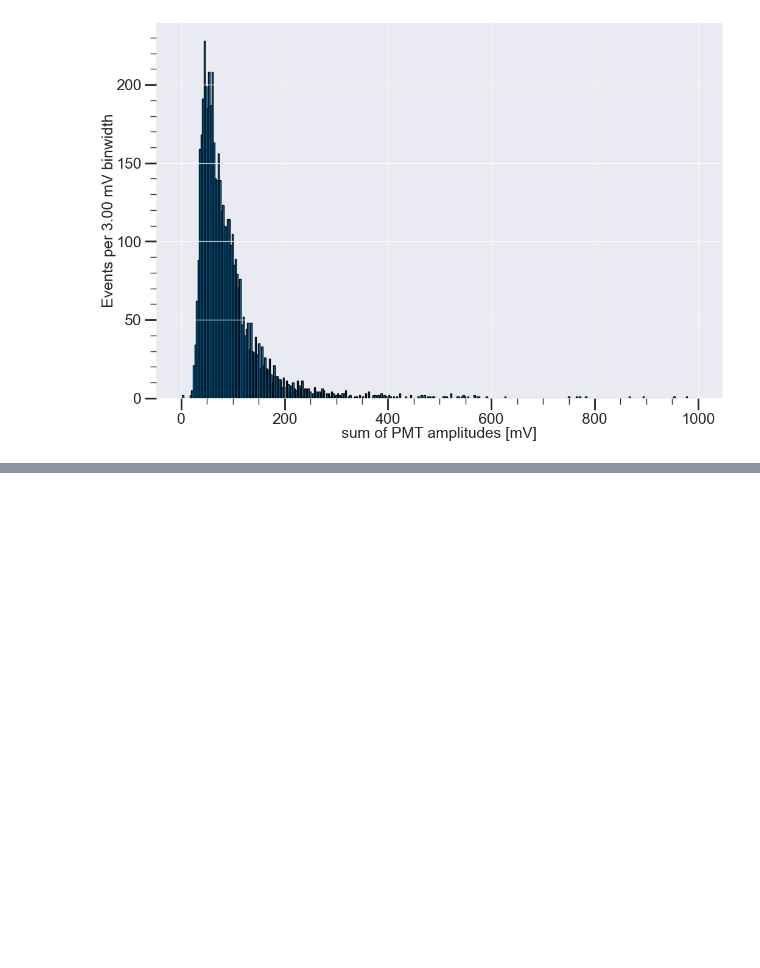
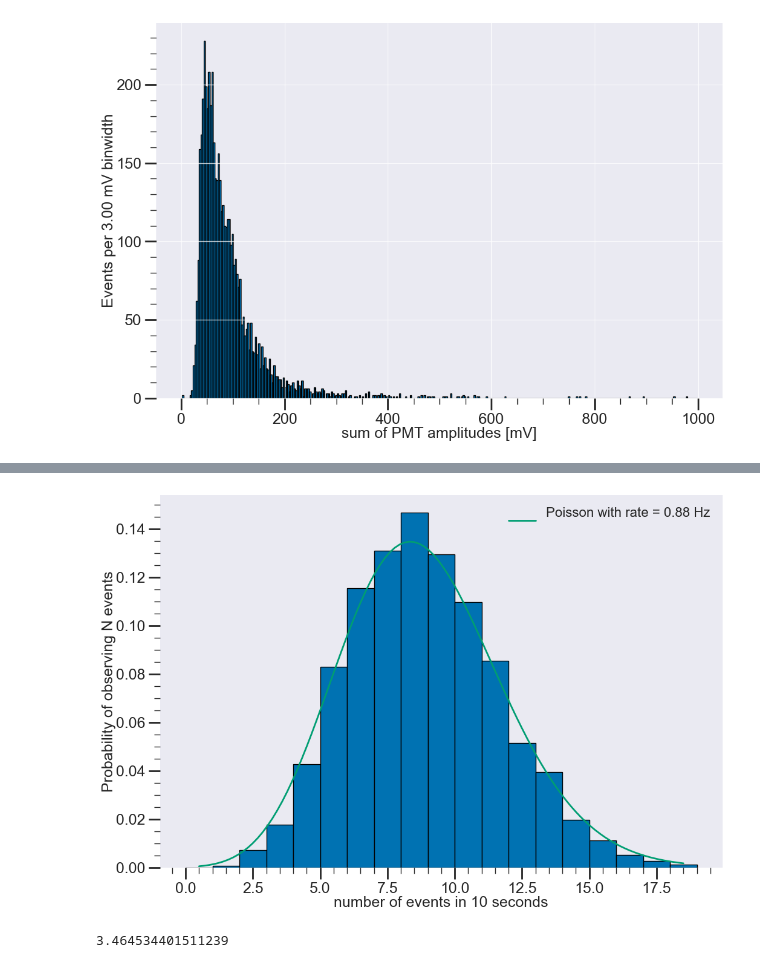
Before and after one commit to ejangelico/ad2-data-processing, a Jupyter notebook: notebooks/PMT averages.ipynb, the cells around one changed output, grey strips where cells are left out. Cells and saved outputs as stored; diff of their text form; code cells hidden in the pictures; blank space fills up the shorter version.

```diff
--- a/notebooks/PMT averages.ipynb
+++ b/notebooks/PMT averages.ipynb
@@ -273,0 +334,2 @@ pickle.dump([pmt_amps, pmt_integrals], open("../../data/Run9/cosmic_pmt_properti
+# %%
+df7 = pickle.load(open("../../data/Run7/cosmics-endofrun/reduced.p", "rb"))[0]
@@ -273,0 +377,40 @@ pickle.dump([pmt_amps, pmt_integrals], open("../../data/Run9/cosmic_pmt_properti
+# %%
+
+from scipy.optimize import curve_fit
+from scipy.special import loggamma
+
+#numerically stable poisson distribution
+def fitfunc(k, lam):
+    return np.exp(k*np.log(lam) - lam - loggamma(k+1))
+
+
+fig, ax = plt.subplots()
+
+
+bins = range(int(2*dur)) #number of events in dur seconds
+n, bins, patches = ax.hist(nev, bins=bins, density=True)
+bin_centers = 0.5*(bins[1:] + bins[:-1])
+
+popt, pcov = curve_fit(fitfunc, bin_centers, n, p0=[np.mean(nev)])
+
+fitx = np.linspace(np.min(bin_centers), np.max(bin_centers), 100)
+fity = fitfunc(fitx, *popt)
+red_x2 = 0
+ndf = len(bin_centers) - 1
+for i in range(len(n)):
+    fitval = fitfunc(bin_centers[i], *popt)
+    red_x2 += len(nev)*(n[i] - fitval)**2/fitval/ndf
+
+ax.plot(fitx, fity, label="Poisson with rate = {:0.2f} Hz\n".format(popt[0]/dur))#+ r"$\chi^2$/{:d} = {:.2f}".format(ndf, red_x2))
+
+ax.set_xlabel("number of events in {:0.0f} seconds".format(dur))
+ax.set_ylabel("Probability of observing N events")
+ax.grid(False)
+ax.legend()
+plt.show()
+# %% [output]
+[figure, added]
+# %%
+print(red_x2)
+# %% [output]
+3.464534401511239
```
Also changed, not shown: parts of 6 cells of this notebook, 1 other file.
